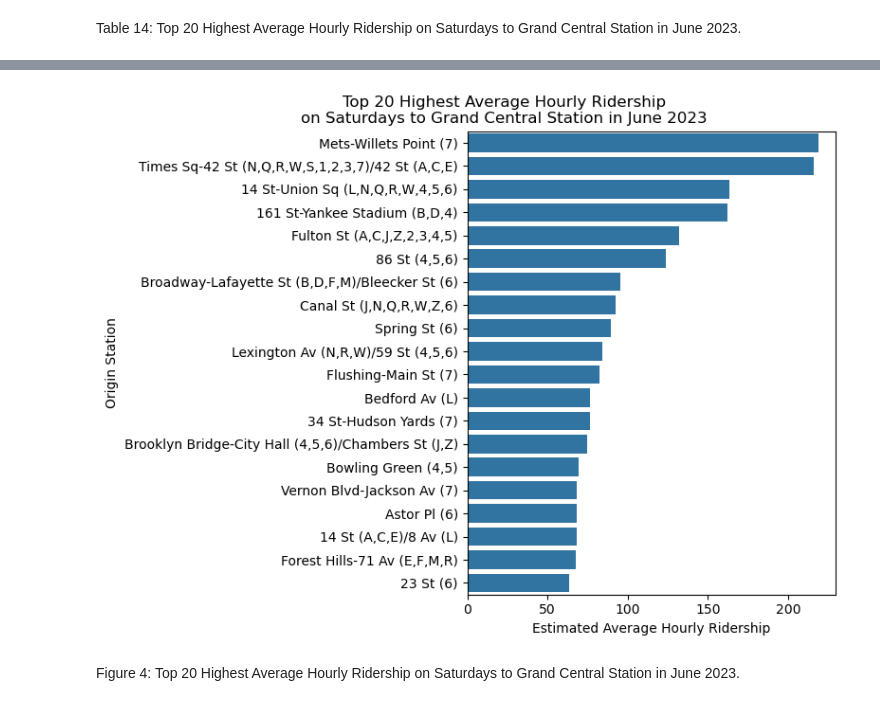
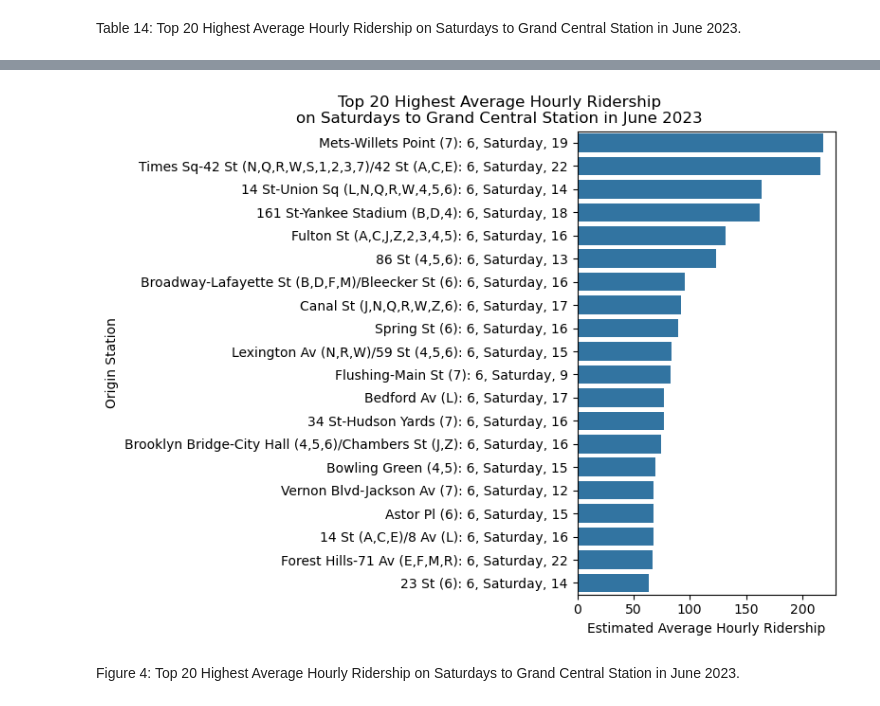
Before and after one commit to mebauer/mta-data, a Jupyter notebook: subway-trips.ipynb, the cells around one changed output, grey strips where cells are left out. Saved outputs shown, nothing was run; the diff lists cells and outputs as text; code cells hidden in the pictures.

```diff
--- a/subway-trips.ipynb
+++ b/subway-trips.ipynb
@@ -787,3 +850,15 @@ grand_central_destination
 | 19 | 23 St (6) | Grand Central-42 St (S,4,5,6,7) | 63.7507 | 6 | Saturday | 14 |
 # %% [markdown]
 Table 14: Top 20 Highest Average Hourly Ridership on Saturdays to Grand Central Station in June 2023.
+# %%
+grand_central_destination['origin_full_label'] = (
+    grand_central_destination['origin_station_complex_name']
+    + ': '
+    + grand_central_destination['month'].astype(str)
+    + ", "
+    + grand_central_destination['day_of_week'].astype(str)
+    + ", "
+    + grand_central_destination['hour_of_day'].astype(str)
+)
+
+grand_central_destination.head()
@@ -790,23 +872,23 @@ Table 14: Top 20 Highest Average Hourly Ridership on Saturdays to Grand Central
 # %%
 fig, ax = plt.subplots(figsize=(8, 6))
 
 sns.barplot(
     data=grand_central_destination,
-    y='origin_station_complex_name',
+    y='origin_full_label',
     x='estimated_average_ridership',
     color='C0',
     ax=ax
 )
 
 plt.title(
     'Top 20 Highest Average Hourly Ridership\non Saturdays to Grand Central Station in June 2023',
-    fontsize=12, x=.1
+    fontsize=12, x=-.3
 )
 plt.xlabel('Estimated Average Hourly Ridership')
 plt.ylabel('Origin Station')
 
 plt.tight_layout()
 # %% [output]
-[figure, old version]
+[figure, new version]
 # %% [markdown]
 Figure 4: Top 20 Highest Average Hourly Ridership on Saturdays to Grand Central Station in June 2023.
```
Also changed, not shown: parts of 45 cells of this notebook, 8 other files.
